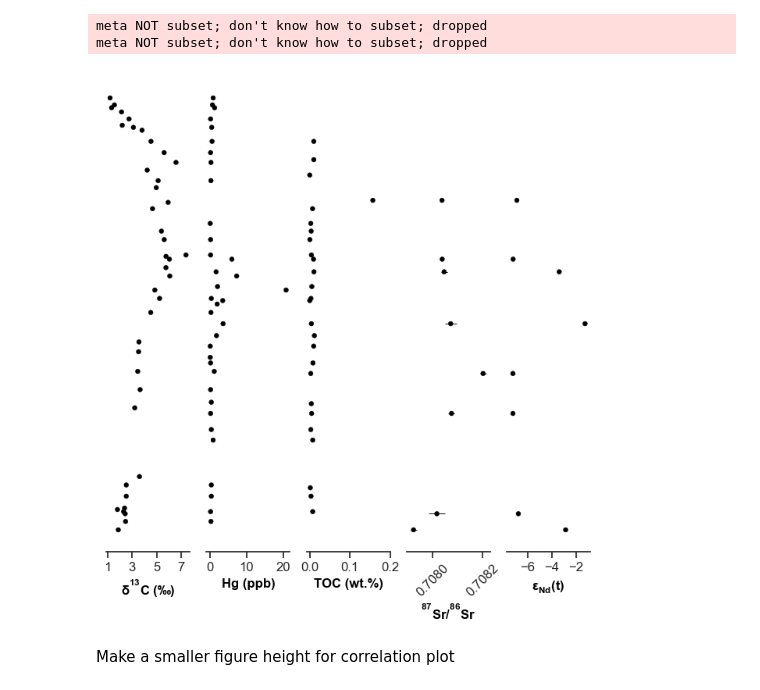
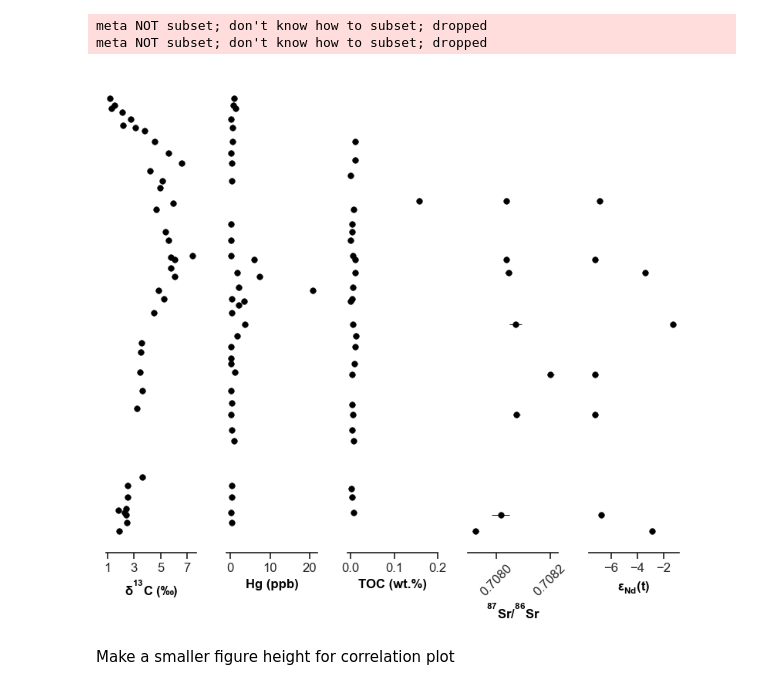
Before and after one commit to oluwaseun-edward/notebooks, a Jupyter notebook: J.Aweri.ipynb, the cells around one changed output. Saved outputs shown, nothing was run; the diff lists cells and outputs as text; code cells hidden in the pictures.

Commit message:
adjusted the figure sizes in the notebooks

```diff
--- a/J.Aweri.ipynb
+++ b/J.Aweri.ipynb
@@ -39,13 +39,14 @@ Mn = ja['MnO']
 Ba = ja['Ba']
 # %%
 # Create figure and subplots within the figure.
-fig, axes = plt.subplots(figsize=(8, 7.9),  # constrained_layout=True,
+fig, axes = plt.subplots(figsize=(8, 6.8),  # constrained_layout=True,
                          ncols=5, nrows=1, sharey=True)
 ax0, ax1, ax2, ax3, ax4 = axes
 
 # remove the y-axis ticks and y-axis itself.
 sns.despine(left=True, right=True, top=True, bottom=False)
 plt.yticks([])
+plt.tight_layout()
 
 #define the variables needed to iterably make the figures.
 subs = ['d13C', 'Hg', 'TOC', 'Sr', 'Nd_t']
@@ -53,35 +54,35 @@ ax= [ax0, ax1, ax2, ax3, ax4]
 xlabels = ["$\delta^{13}C\;(‰)$", "Hg (ppb)", "TOC (wt.%)",
            "$^{87}Sr/^{86}Sr$", "$\epsilon_{Nd}(t)$", "$\Delta^{200}Hg\;(‰)$"]
 err = ["Sr_2se", "Nd_2se"]
 err_subs = [Sr, Nd]
 ax_2=[ax3, ax4]
 # make the subplots using a for loop.
 for ix, sub in enumerate(subs):
     sns.scatterplot(data=ja, x=ja[sub], y=depth, ax=ax[ix],
                     color='black', legend=False, edgecolor='black',
-                    size=20,
+                    s=30,
                     )
     ax[ix].tick_params(labelsize=12)
     ax[ix].set_xlabel(xlabels[ix], fontsize=12, c="black", fontweight="bold")
 ax4.set_xticks([-6, -4, -2, 0])
 ax2.set_xticks([0, .1, .2])
 ax1.set_xticks([0, 10, 20])
 ax0.set_xticks([1, 3, 5, 7])
 
 # add error bars to Nd and Sr-isotope subplots
 for ix, sub in enumerate(err):
     ax_2[ix].errorbar(xerr=ja[sub], y=depth,x=err_subs[ix], ecolor="black", color="black",
              linestyle='none', elinewidth=0.7, capthick=0.5, mec='black')
 
 # change orientation of the x-axis labels on the Sr isotope plot
 for tick in ax3.get_xticklabels():
     tick.set_rotation(45)
 
 plt.savefig("../plots/JA_all.pdf", dpi=600)
 # %% [output]
 meta NOT subset; don't know how to subset; dropped
 meta NOT subset; don't know how to subset; dropped
-[figure, old version]
+[figure, new version]
 # %% [markdown]
 Make a smaller figure height for correlation plot
 # %%
```
Also changed, not shown: parts of 2 cells of this notebook, 3 other files.
